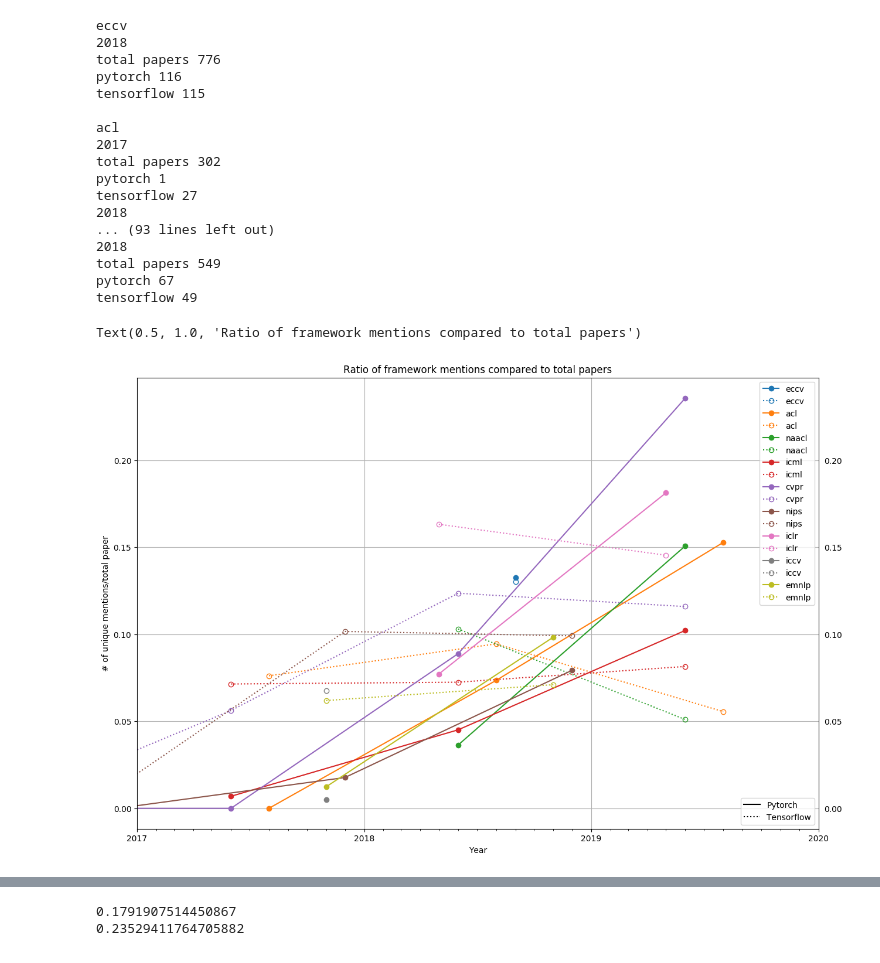
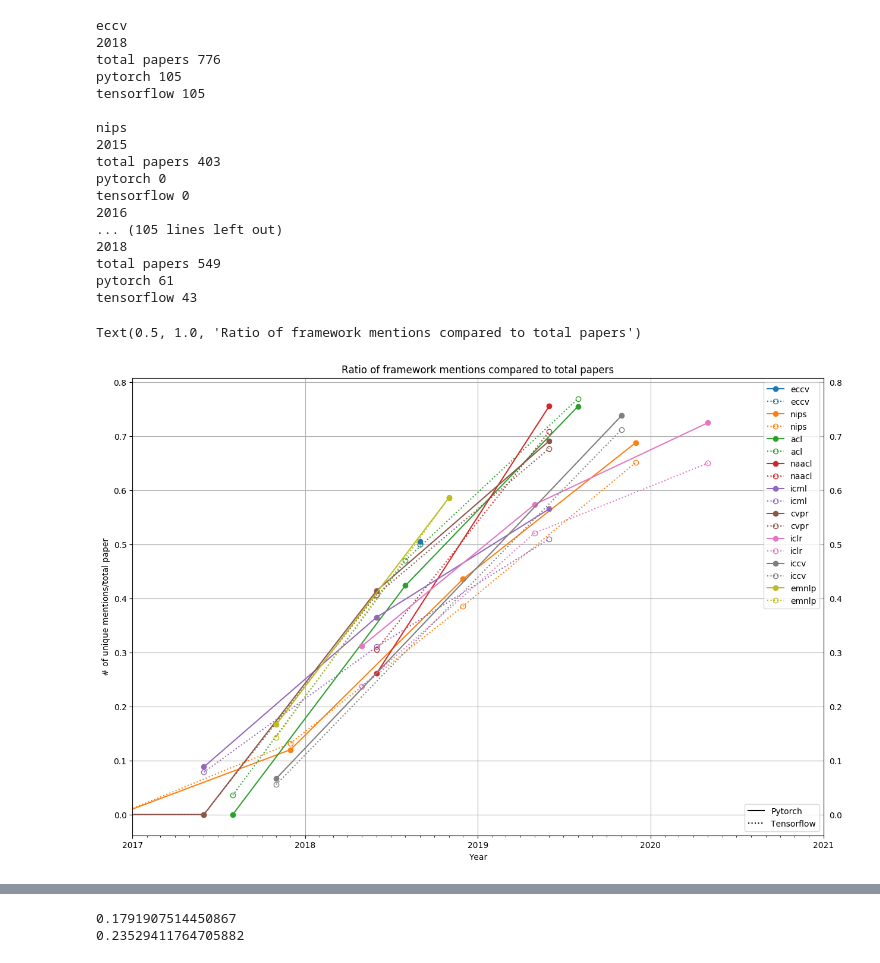
Before and after one commit to Chillee/pytorch-vs-tensorflow, a Jupyter notebook: visualize.ipynb, the cells around one changed output, grey strips where cells are left out. Cells and saved outputs as stored; diff of their text form; code cells hidden in the pictures.

Commit message:
Updated for ICLR 2020

```diff
--- a/visualize.ipynb
+++ b/visualize.ipynb
@@ -18,16 +18,17 @@ import csv
 # args = parser.parse_args()
 
 # file = args.file
-files = glob.glob('data/*.json')
+files = glob.glob('data_analysis/data/*.json')
 confs = defaultdict(dict)
 for file in files:
+    print(file)
     data = json.load(open(file, 'r'))
     conf_name = path.basename(file).split('.')[0]
     conf_name, year = conf_name.split('_')
     data = json.load(open(file, 'r'))
     for paper in data:
         try:
-            paper['text'] = open(f"data/pdfs/{paper['id']}.txt", 'r').read().lower()
+            paper['text'] = open(f"data_analysis/data/pdfs/{paper['id']}.txt", 'r').read().lower()
         except:
             paper['text'] = "N/A"
             pass
@@ -36,11 +55,12 @@ for file in files:
 begin = time.time()
 synonyms = {
     'facebook': ["facebook ai research", 'fb.com'],
-    'google': ['google.com', 'google brain'],
-    'pytorch': ['pytorch', 'allennlp', 'opennmt-py', 'torchvision', 'huggingface', 'fairseq'],
+    'google': ['@google.com', 'google brain'],
+    'pytorch': ['pytorch', 'allennlp', 'opennmt-py', 'torchvision', 'fairseq'],
     'opennmt': ['opennmt-py', 'opennmt-tf'],
     'tensorflow': ['tensorflow', 'opennmt-tf'],
     'keras': ['keras'],
+    'jax': ['jax', 'stax'],
     'stanford': ['@cs.stanford.edu', '@stanford.edu'],
     'mit': ['@csail.mit.edu', '@mit.edu'],
     'uw': ['@cs.washington.edu', '@washington.edu'],
@@ -81,6 +101,11 @@ for conf in confs:
         for paper in data:
             for word in words:
                 if word in paper['text']:
+                    if word == 'jax' and conf == 'iclr' and year=='2020':
+                        idx = paper['text'].find('jax')
+                        print(paper['id'], paper['name'])
+                        print(paper['text'][idx-20:idx+20 ])
+                        print()
                     if word in mapping:
                         for key in mapping[word]:
                             word_set[key].add(paper['id'])
@@ -119,7 +160,7 @@ fig, ax = plt.subplots()
 ax.xaxis.set_major_locator(years)
 ax.xaxis.set_major_formatter(years_fmt)
 ax.xaxis.set_minor_locator(months)
-ax.set_xlim(np.datetime64('2017'), np.datetime64('2020'))
+ax.set_xlim(np.datetime64('2017'), np.datetime64('2021'))
 ax.set_facecolor((1,1,1,1))
 plt.rcParams["figure.figsize"] = (15,10)
 plt.tick_params(labelright=True)
@@ -143,13 +184,13 @@ for conf in confs:
         date = np.datetime64(f"{year}-{conf_month[conf]:02}")
         dates.append(date)
 
-        pytorch_set = ws['pytorch']
-        tf_set = ws['tensorflow']
+        pytorch_set = ws['pytorch'] - ws['tensorflow']
+        tf_set = ws['tensorflow'] - ws['pytorch']
         biased_set = ws['facebook'] | ws['google']
-        pytorch.append(len(pytorch_set - biased_set))
-        tf.append(len(tf_set - biased_set))
-        pytorch_corr.append(len(pytorch_set - biased_set)/len(confs[conf][year]))
-        tf_corr.append(len(tf_set- biased_set)/len(confs[conf][year]))
+        pytorch.append(len(pytorch_set))
+        tf.append(len(tf_set))
+        pytorch_corr.append(len(pytorch_set - biased_set))
+        tf_corr.append(len(tf_set- biased_set))
 #         if len(tf_set) > 0:
 #             print(len(pytorch_set - biased_set)/(len(pytorch_set - biased_set) + len(tf_set - biased_set)))
         print(year)
@@ -170,57 +211,57 @@ for conf in confs:
 #     alpha = 1.0 if conf in nlp_confs else 0.2
     alpha = 1.0
     plt.plot(dates,
-#             [a/(a+b) if a+b > 0 else None for a,b in zip(pytorch_corr, tf_corr)],
-             pytorch_corr,
+            [a/(a+b) if a+b > 0 else None for a,b in zip(pytorch_corr, tf_corr)],
+#              pytorch_corr,
             label = conf,
             marker = 'o',
              color = c,
             alpha=alpha)
     plt.plot(dates,
-#              [a/(a+b) if a+b > 0 else None for a,b in zip(pytorch, tf)],
-             tf_corr,
+             [a/(a+b) if a+b > 0 else None for a,b in zip(pytorch, tf)],
+#              tf_corr,
             label = conf,
             marker = 'o',
             markerfacecolor='none',
             linestyle=':',
             color=c,
             alpha=alpha)
 
     plt.legend()
 plt.ylabel('# of unique mentions/total paper')
 vals = ax.get_yticks()
 # ax.set_yticklabels(['{:,.2%}'.format(x) for x in vals])
 plt.xlabel('Year')
 #     plt.plot(dates, pytorch, color='blue')
 #     plt.plot(dates, tf, color='orange')
 solid_line = Line2D([0], [0], color='black', label='Pytorch')
 dashed_line = Line2D([0], [0], linestyle=':', color='black', label='Tensorflow')
 csvfile.close()
 
 legend1 = plt.legend(handles=[solid_line, dashed_line], loc=4)
 plt.legend()
 plt.grid()
 plt.gca().add_artist(legend1)
 
 plt.title("Ratio of framework mentions compared to total papers")
 # %% [output]
 eccv
 2018
 total papers 776
-pytorch 116
-tensorflow 115
+pytorch 105
+tensorflow 105
 
-acl
-2017
-total papers 302
-pytorch 1
-tensorflow 27
-2018
-... (93 lines left out)
+nips
+2015
+total papers 403
+pytorch 0
+tensorflow 0
+2016
+... (105 lines left out)
 2018
 total papers 549
-pytorch 67
-tensorflow 49
+pytorch 61
+tensorflow 43
 Text(0.5, 1.0, 'Ratio of framework mentions compared to total papers')
-[figure, old version]
+[figure, new version]
 # %%
```
Also changed, not shown: parts of 3 cells of this notebook, 4 other files.
